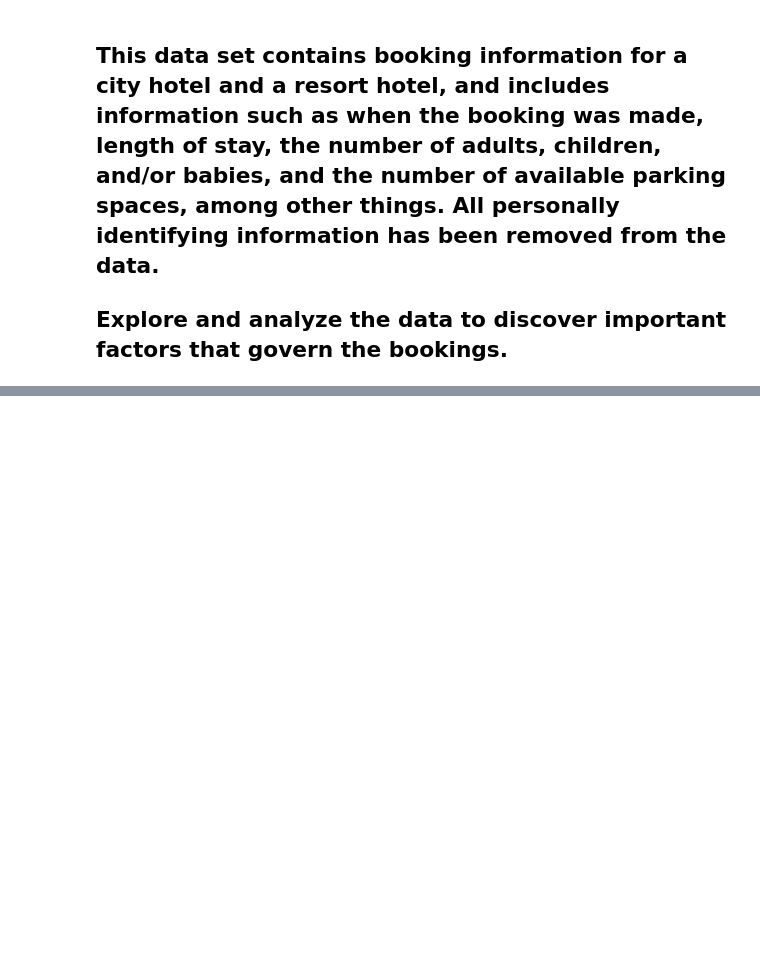
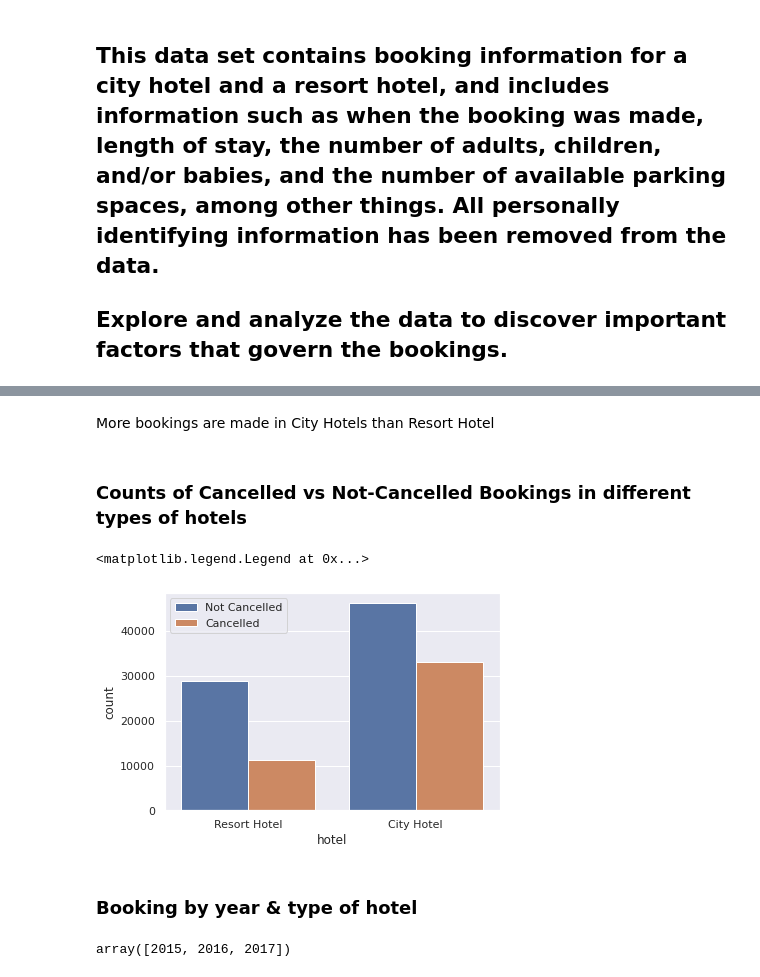
Before and after one commit to ayush9304/Hotel-Booking-Analysis-EDA, a Jupyter notebook: Hotel_Booking_Analysis_EDA.ipynb, the cells around one changed output, grey strips where cells are left out. Cells and saved outputs as stored; diff of their text form; code cells hidden in the pictures; blank space fills up the shorter version.

```diff
--- a/Hotel_Booking_Analysis_EDA.ipynb
+++ b/Hotel_Booking_Analysis_EDA.ipynb
@@ -8,0 +77,16 @@
+# %% [markdown]
+More bookings are made in City Hotels than Resort Hotel
+# %% [markdown]
+### Counts of Cancelled vs Not-Cancelled Bookings in different types of hotels
+# %%
+sns.countplot(x='hotel', hue='is_canceled', data=df)
+plt.legend(['Not Cancelled', 'Cancelled'])
+# %% [output]
+<matplotlib.legend.Legend at 0x...>
+[figure, added]
+# %% [markdown]
+### Booking by year & type of hotel
+# %%
+df['arrival_date_year'].unique()
+# %% [output]
+array([2015, 2016, 2017])
```
Also changed, not shown: parts of 23 cells of this notebook.
